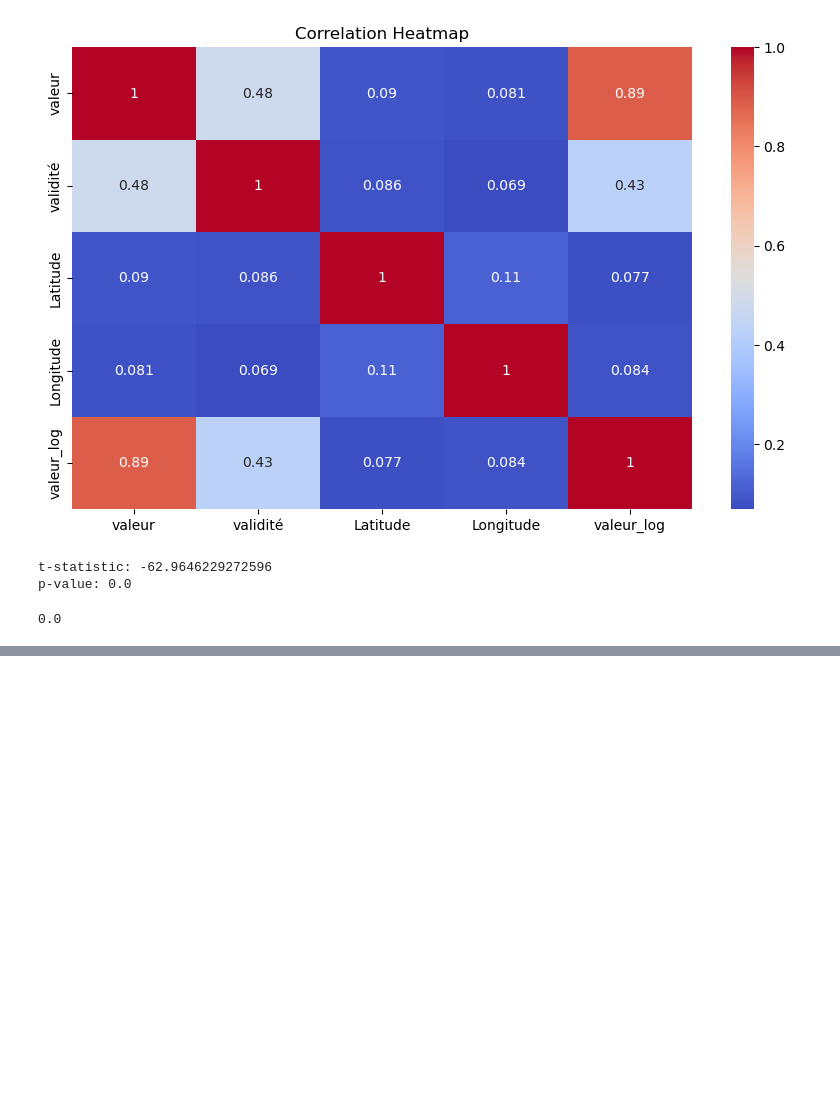
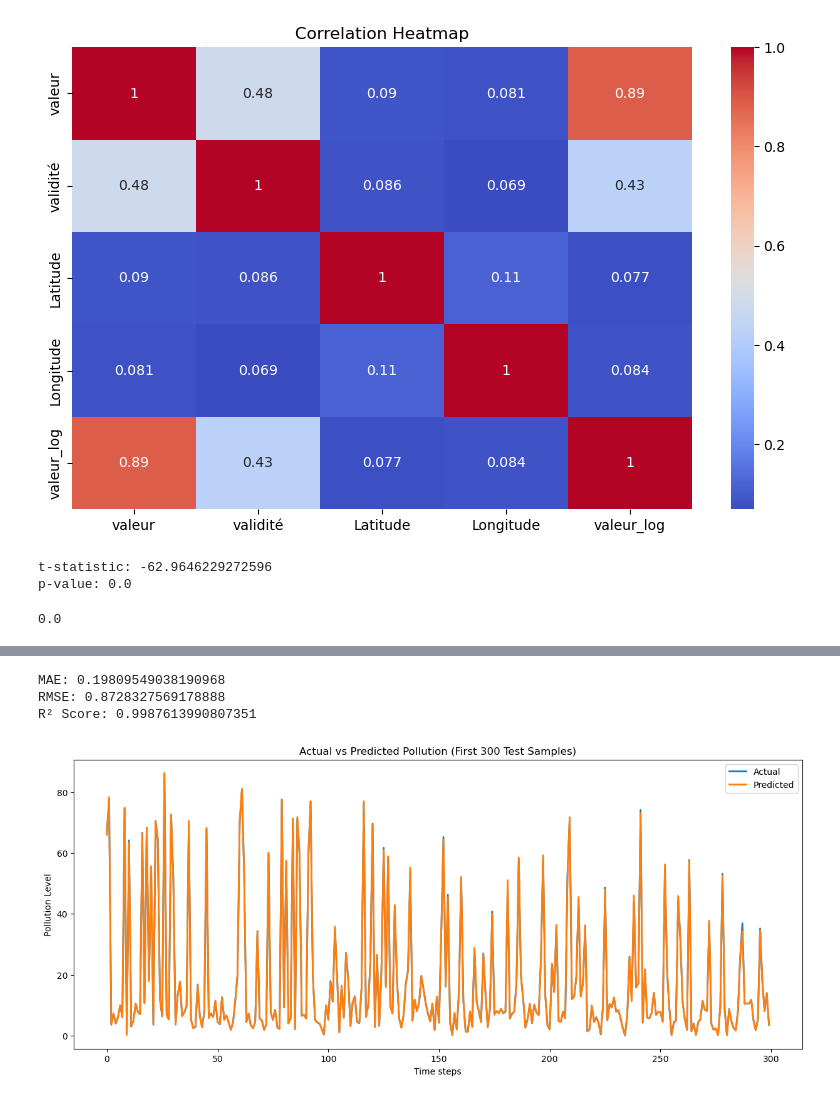
Before and after one commit to JayaSaiKishore7/AirQuality_AnalysisFR, a Jupyter notebook: notebooks/EDA.ipynb, the cells around one changed output, grey strips where cells are left out. Saved outputs shown, nothing was run; the diff lists cells and outputs as text; code cells hidden in the pictures; blank space fills up the shorter version.

```diff
--- a/notebooks/EDA.ipynb
+++ b/notebooks/EDA.ipynb
@@ -494,0 +1031,3 @@ df_sample["season"]
+# %%
+X_train = X_train.astype("float64")
+X_test = X_test.astype("float64")
@@ -494,0 +1038,14 @@ df_sample["season"]
+# %%
+from xgboost import XGBRegressor
+
+model = XGBRegressor(
+    n_estimators=300,
+    learning_rate=0.05,
+    max_depth=8,
+    subsample=0.8,
+    colsample_bytree=0.8,
+    random_state=42,
+    n_jobs=-1
+)
+# %%
+model.fit(X_train, y_train)
@@ -494,0 +1064,30 @@ df_sample["season"]
+# %%
+y_pred = model.predict(X_test)
+# %%
+from sklearn.metrics import mean_absolute_error, mean_squared_error, r2_score
+import numpy as np
+
+mae = mean_absolute_error(y_test, y_pred)
+rmse = np.sqrt(mean_squared_error(y_test, y_pred))
+r2 = r2_score(y_test, y_pred)
+
+print("MAE:", mae)
+print("RMSE:", rmse)
+print("R² Score:", r2)
+# %% [output]
+MAE: 0.19809549038190968
+RMSE: 0.8728327569178888
+R² Score: 0.9987613990807351
+# %%
+import matplotlib.pyplot as plt
+
+plt.figure(figsize=(15,6))
+plt.plot(y_test.values[:300], label="Actual", linewidth=2)
+plt.plot(y_pred[:300], label="Predicted", linewidth=2)
+plt.legend()
+plt.title("Actual vs Predicted Pollution (First 300 Test Samples)")
+plt.xlabel("Time steps")
+plt.ylabel("Pollution Level")
+plt.show()
+# %% [output]
+[figure, added]
```
Also changed, not shown: parts of 66 cells of this notebook.
